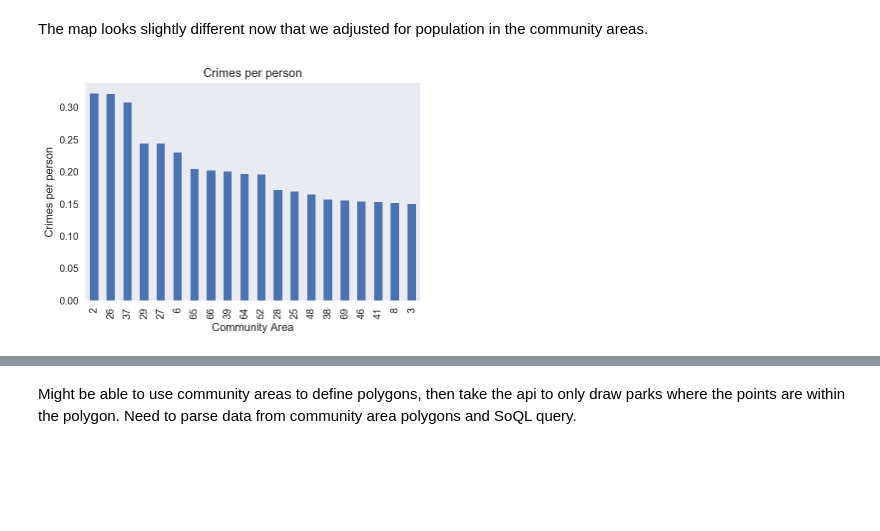
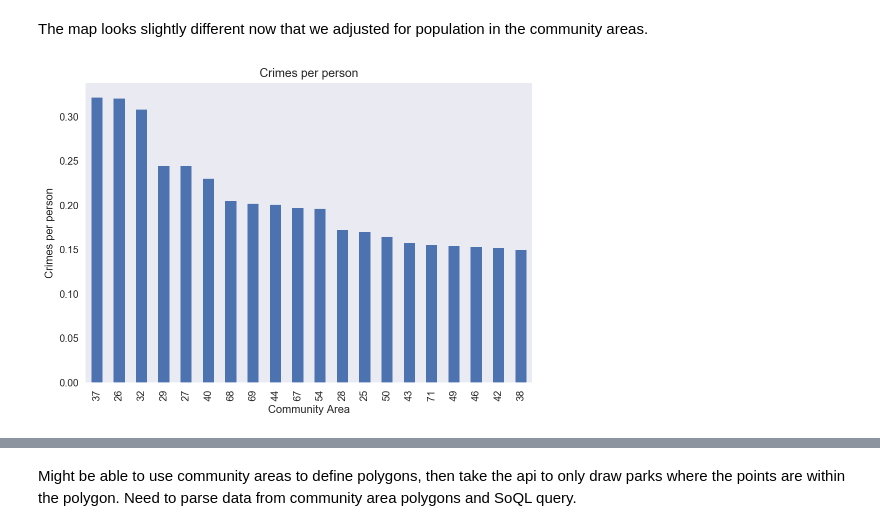
Before and after one commit to mrjacobson/ippp-final-project, a Jupyter notebook: Final Project.ipynb, the cells around one changed output, grey strips where cells are left out. Drawn from its saved outputs; the diff is of its cells as text; code cells hidden in the pictures; blank space fills up the shorter version.

```diff
--- a/Final Project.ipynb
+++ b/Final Project.ipynb
@@ -172,13 +163,13 @@ PerPerson.get_legend().get_frame().set_linewidth(0)
 # %% [markdown]
 The map looks slightly different now that we adjusted for population in the community areas.
 # %%
-CPP = chicago_comm_areas[['Number','Crimes per person']].sort_values('Crimes per person', ascending = False).head(20).plot.bar()
+CPP = chicago_comm_areas[['Number','Crimes per person']].sort_values('Crimes per person', ascending = False).head(20).plot.bar('Number', 'Crimes per person')
 CPP.set_title("Crimes per person")
 CPP.set_xlabel("Community Area")
 CPP.set_ylabel("Crimes per person")
 CPP.legend_.remove()
 # %% [output]
-[figure, old version]
+[figure, new version]
 # %%
 #chi_CA_count.set_index('community_area', inplace = True)
 CCA = chi_CA_count.sort_values('id', ascending = False)['id'].head(20).plot.bar()
```
Also changed, not shown: parts of 57 cells of this notebook, 3 other files.
